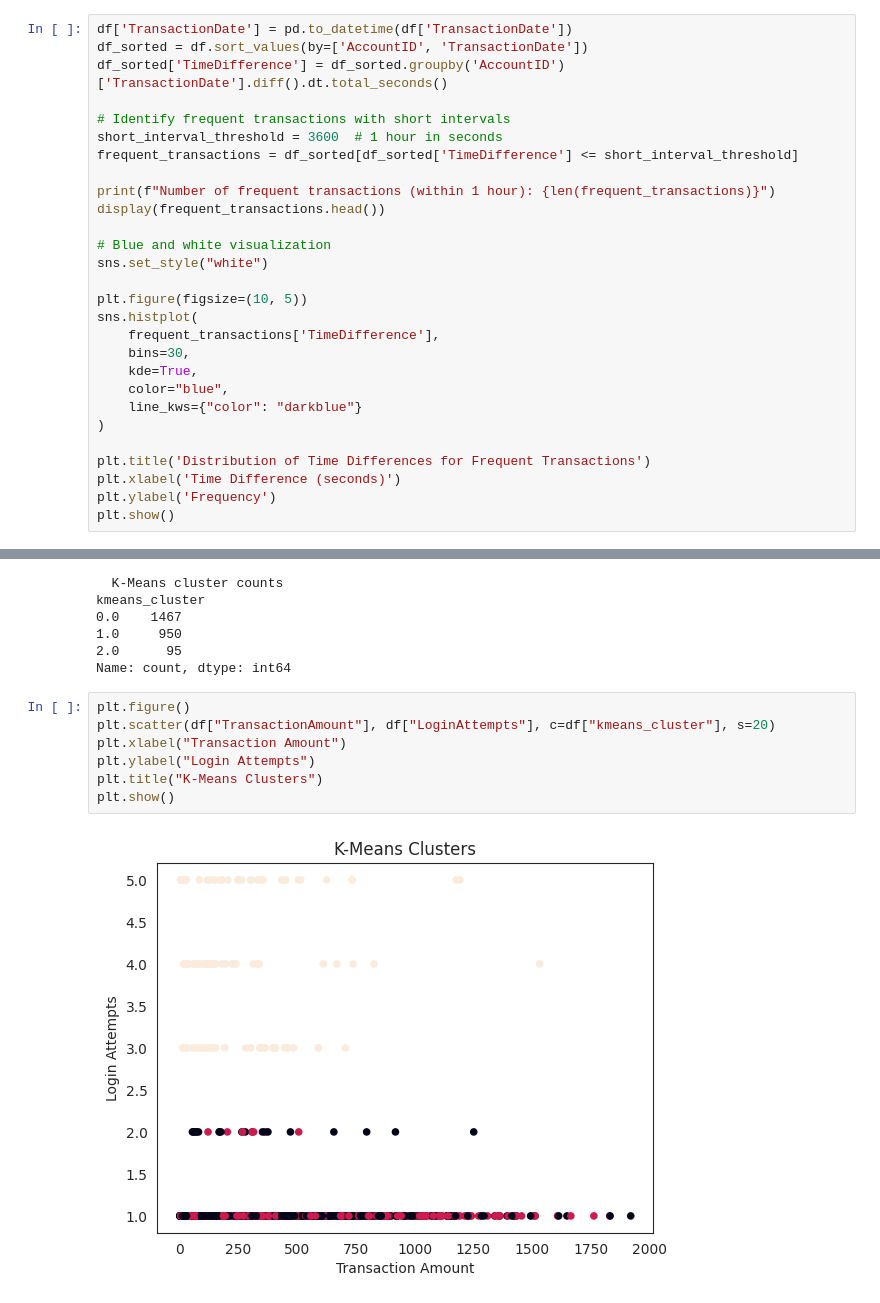
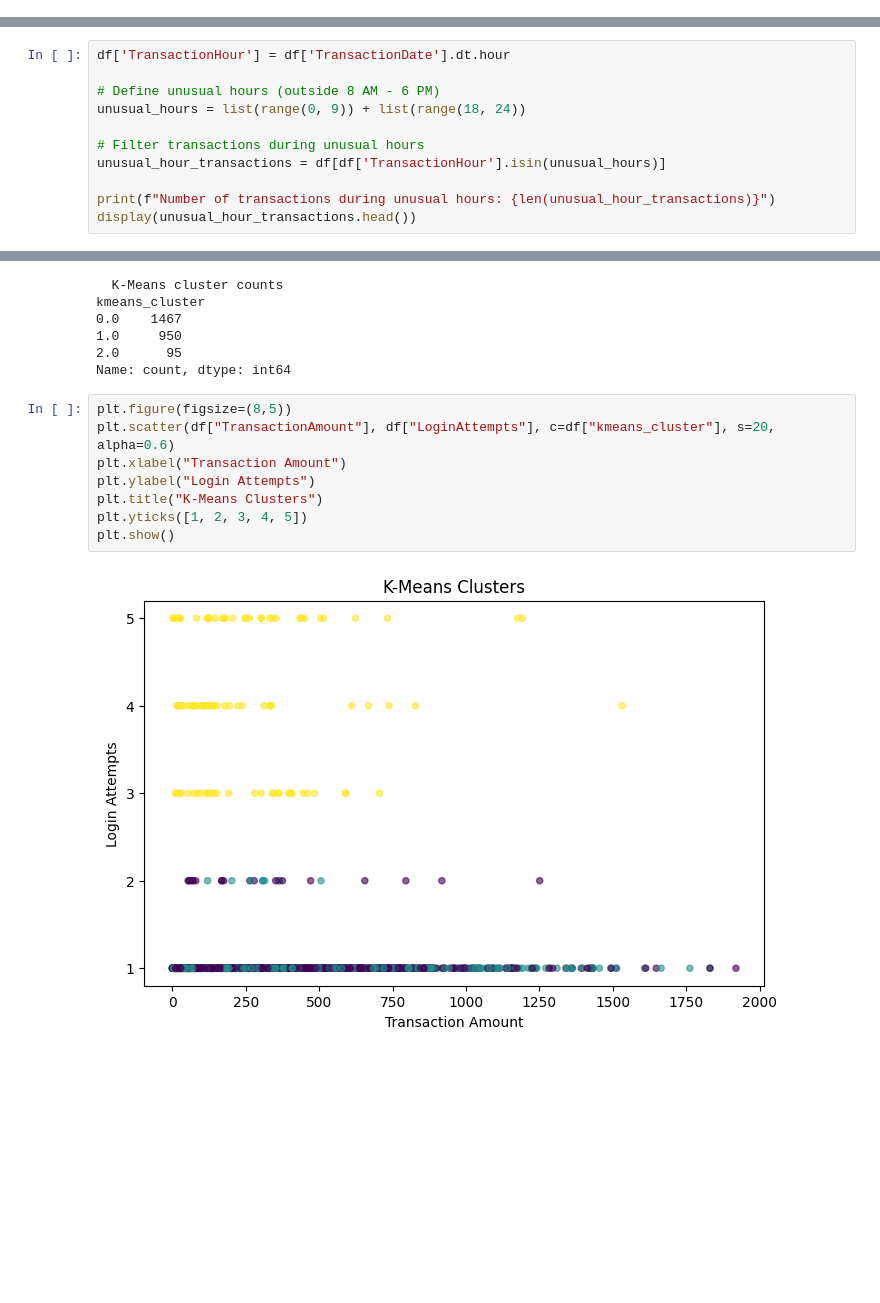
Before and after one commit to marghistani22/Data_Engineering, a Jupyter notebook: Untitled1.ipynb, the cells around one changed output, grey strips where cells are left out. Cells and saved outputs as stored; diff of their text form; blank space fills up the shorter version.

```diff
--- a/Untitled1.ipynb
+++ b/Untitled1.ipynb
@@ -563,31 +625,3 @@ Houston           63  308.200794  224.19
 plot_top_categories_pie_chart('MerchantID')
 # %% [output]
 [figure]
-# %%
-df['TransactionDate'] = pd.to_datetime(df['TransactionDate'])
-df_sorted = df.sort_values(by=['AccountID', 'TransactionDate'])
-df_sorted['TimeDifference'] = df_sorted.groupby('AccountID')['TransactionDate'].diff().dt.total_seconds()
-
-# Identify frequent transactions with short intervals
-short_interval_threshold = 3600  # 1 hour in seconds
-frequent_transactions = df_sorted[df_sorted['TimeDifference'] <= short_interval_threshold]
-
-print(f"Number of frequent transactions (within 1 hour): {len(frequent_transactions)}")
-display(frequent_transactions.head())
-
-# Blue and white visualization
-sns.set_style("white")
-
-plt.figure(figsize=(10, 5))
-sns.histplot(
-    frequent_transactions['TimeDifference'],
-    bins=30,
-    kde=True,
-    color="blue",
-    line_kws={"color": "darkblue"}
-)
-
-plt.title('Distribution of Time Differences for Frequent Transactions')
-plt.xlabel('Time Difference (seconds)')
-plt.ylabel('Frequency')
-plt.show()
@@ -646,0 +677,11 @@ Name: count, dtype: int64
+# %%
+df['TransactionHour'] = df['TransactionDate'].dt.hour
+
+# Define unusual hours (outside 8 AM - 6 PM)
+unusual_hours = list(range(0, 9)) + list(range(18, 24))
+
+# Filter transactions during unusual hours
+unusual_hour_transactions = df[df['TransactionHour'].isin(unusual_hours)]
+
+print(f"Number of transactions during unusual hours: {len(unusual_hour_transactions)}")
+display(unusual_hour_transactions.head())
@@ -860,11 +882,12 @@ kmeans_cluster
 2.0      95
 Name: count, dtype: int64
 # %%
-plt.figure()
-plt.scatter(df["TransactionAmount"], df["LoginAttempts"], c=df["kmeans_cluster"], s=20)
+plt.figure(figsize=(8,5))
+plt.scatter(df["TransactionAmount"], df["LoginAttempts"], c=df["kmeans_cluster"], s=20, alpha=0.6)
 plt.xlabel("Transaction Amount")
 plt.ylabel("Login Attempts")
 plt.title("K-Means Clusters")
+plt.yticks([1, 2, 3, 4, 5])
 plt.show()
 # %% [output]
-[figure, old version]
+[figure, new version]
```
Also changed, not shown: parts of 47 cells of this notebook.
